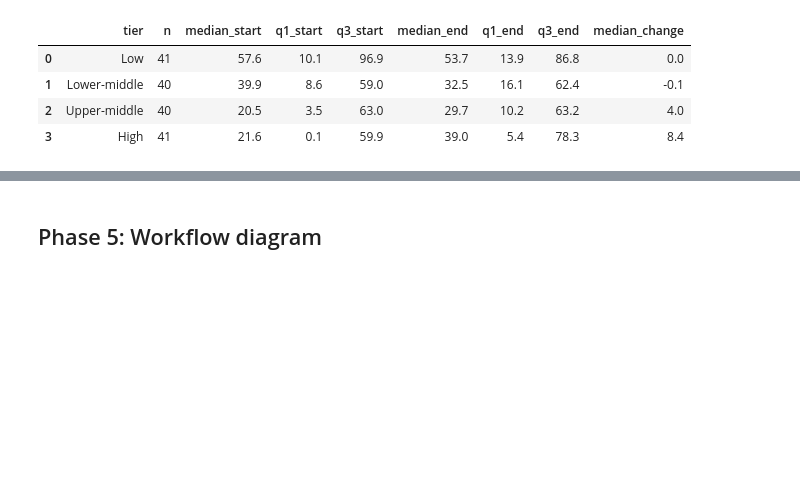
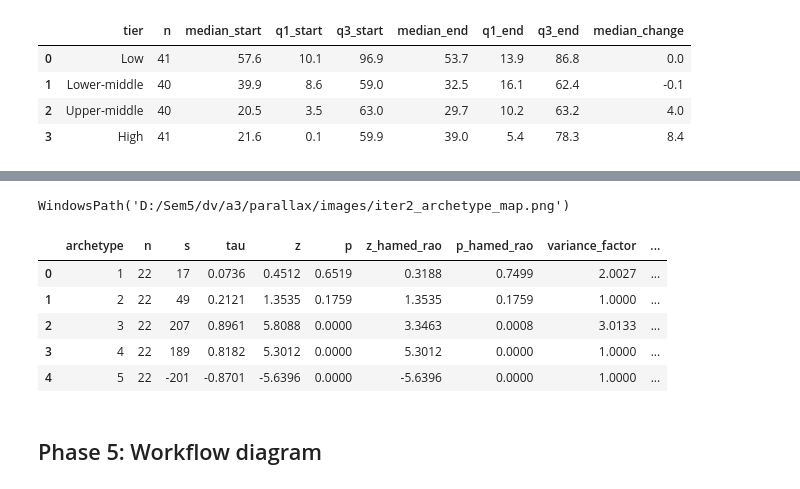
Before and after one commit to GOW444/parallax, a Jupyter notebook: notebooks/A3_workflow.ipynb, the cells around one changed output, grey strips where cells are left out. Saved outputs shown, nothing was run; the diff lists cells and outputs as text; code cells hidden in the pictures; blank space fills up the shorter version.

```diff
--- a/notebooks/A3_workflow.ipynb
+++ b/notebooks/A3_workflow.ipynb
@@ -2343,2 +2475,51 @@ tier_lowcarbon.round(1)
+# %%
+arch_colours = config.OKABE_ITO[:arch_k]
+cat_colours = {f"A{a} (n = {n})": c
+               for a, n, c in zip(names_df["archetype"], names_df["n_with_small_states"], arch_colours)}
+map_rows = arch_all.assign(label=[f"A{a} (n = {sizes_total[a]})" for a in arch_all["archetype"]])
+arch_map = plots.choropleth(map_rows, "label",
+                            title="Iteration 2 archetypes (K-means on trajectories + CLR mix)",
+                            colorbar_title="Archetype", categorical_colors=cat_colours)
+plots.save_plotly_figure(
+    arch_map, "iter2_archetype_map.png", phase="Phase 4 (iteration 2)",
+    what_it_shows="Archetype of every country in the iteration 2 set (small states assigned post hoc).",
+    why_this_chart=("A categorical choropleth checks whether the archetypes are geographic blocs or cut "
+                    "across regions, which the heatmap cannot show."),
+    inference_id="I2-3",
+)
+# %% [output]
+WindowsPath('D:/Sem5/dv/a3/parallax/images/iter2_archetype_map.png')
+# %%
+yearly = panel_clean[panel_clean["country"].isin(arch_all["country"])][
+    ["country", "year", "low_carbon_share_elec"]
+].merge(arch_all[["country", "archetype"]], on="country")
+arch_series = (
+    yearly.groupby(["archetype", "year"])["low_carbon_share_elec"]
+    .agg(median="median", q25=lambda s: s.quantile(0.25), q75=lambda s: s.quantile(0.75), n="count")
+    .reset_index()
+)
+arch_series.round(3).to_csv(config.RESULTS / "iter2_archetype_series.csv", index=False)
+fig = archetype_figures.archetype_small_multiples(arch_series, dict(zip(names_df["archetype"], arch_names)), arch_colours)
+plots.save_figure(
+    fig, "iter2_archetype_small_multiples.png", phase="Phase 4 (iteration 2)",
+    what_it_shows="Median and interquartile band of the low-carbon share of electricity, 2000-2021, per archetype.",
+    why_this_chart=("One panel per archetype on a shared y axis shows each group's path without the "
+                    "overplotting of 160 lines, and makes levels directly comparable."),
+    inference_id="I2-3",
+)
+mk_rows = []
+for a, d in arch_series.groupby("archetype"):
+    res = stats.mann_kendall(d.sort_values("year")["median"].to_numpy())
+    mk_rows.append({"archetype": a, "n": int(d["n"].iloc[0]), **{k: v for k, v in res.items() if np.isscalar(v)}})
+mk_arch = pd.DataFrame(mk_rows)
+mk_arch.round(4).to_csv(config.RESULTS / "iter2_mk_archetypes.csv", index=False)
+mk_arch.round(4)
+# %% [output]
+|  | archetype | n | s | tau | z | p | z_hamed_rao | p_hamed_rao | variance_factor | ... |
+| 0 | 1 | 22 | 17 | 0.0736 | 0.4512 | 0.6519 | 0.3188 | 0.7499 | 2.0027 | ... |
+| 1 | 2 | 22 | 49 | 0.2121 | 1.3535 | 0.1759 | 1.3535 | 0.1759 | 1.0000 | ... |
+| 2 | 3 | 22 | 207 | 0.8961 | 5.8088 | 0.0000 | 3.3463 | 0.0008 | 3.0133 | ... |
+| 3 | 4 | 22 | 189 | 0.8182 | 5.3012 | 0.0000 | 5.3012 | 0.0000 | 1.0000 | ... |
+| 4 | 5 | 22 | -201 | -0.8701 | -5.6396 | 0.0000 | -5.6396 | 0.0000 | 1.0000 | ... |
 # %% [markdown]
 ## Phase 5: Workflow diagram
```
Also changed, not shown: parts of 14 cells of this notebook, 35 other files.
